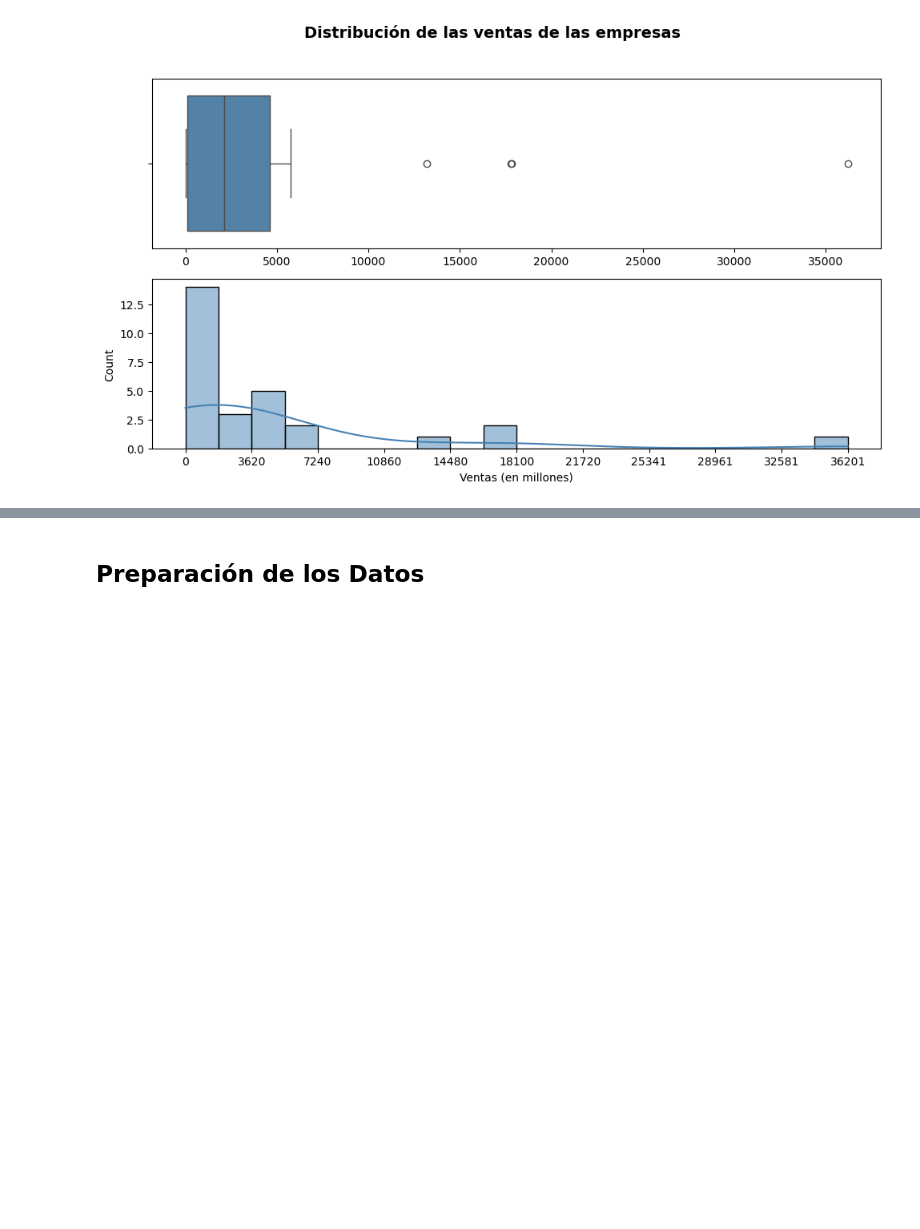
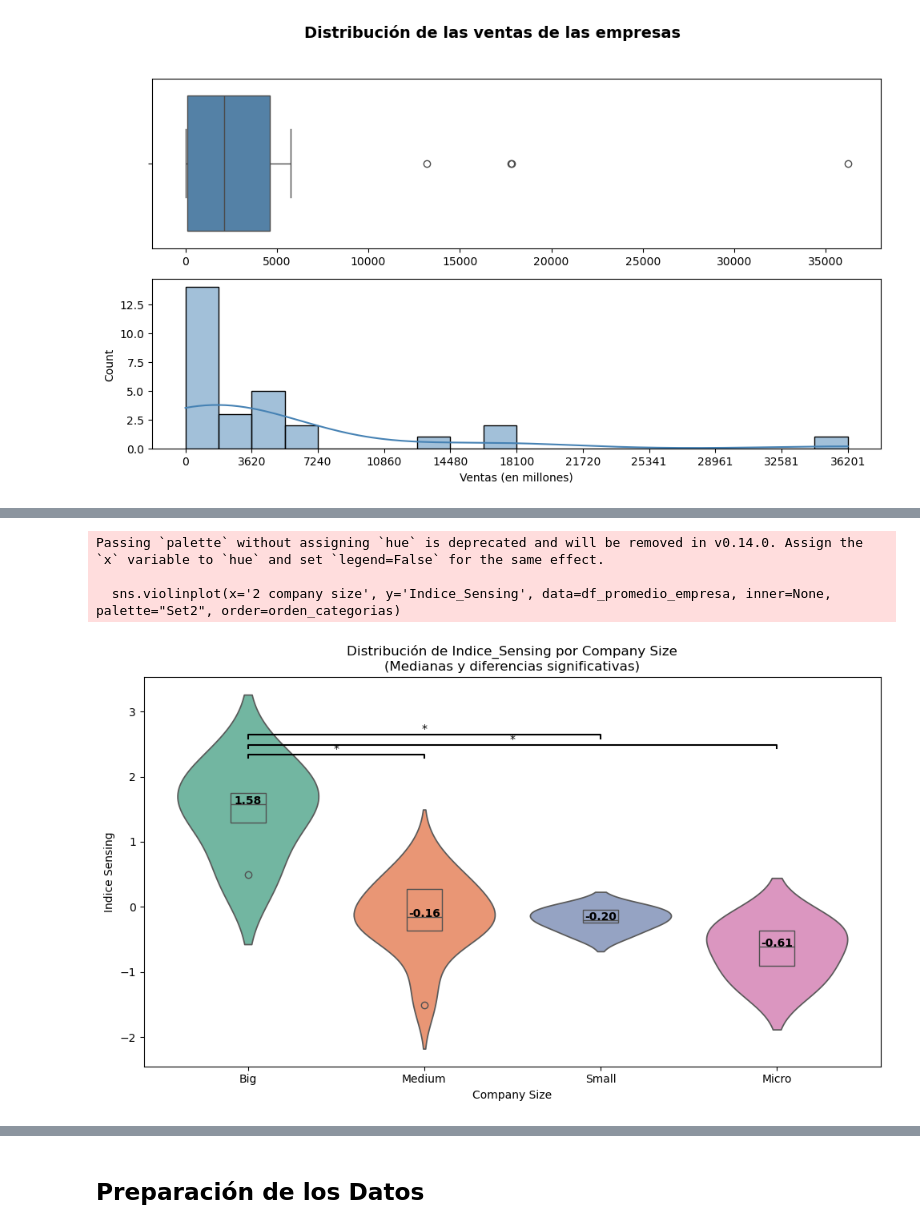
Before and after one commit to AlejaGuz/orange, a Jupyter notebook: Notebook_AFO_LFM.ipynb, the cells around one changed output, grey strips where cells are left out. Cells and saved outputs as stored; diff of their text form; code cells hidden in the pictures; blank space fills up the shorter version.

```diff
--- a/Notebook_AFO_LFM.ipynb
+++ b/Notebook_AFO_LFM.ipynb
@@ -500,0 +673,47 @@ plt.show()
+# %%
+import seaborn as sns
+import matplotlib.pyplot as plt
+import pingouin as pg
+
+# 1. Definir el orden explícito de las categorías (ajusta si es necesario)
+orden_categorias = ['Big', 'Medium', 'Small', 'Micro']
+
+# 2. Calcular la mediana por grupo
+medianas = df_promedio_empresa.groupby('2 company size')['Indice_Sensing'].median().reset_index()
+
+# 3. Crear gráfica combinada (violin + boxplot)
+plt.figure(figsize=(10, 6))
+sns.violinplot(x='2 company size', y='Indice_Sensing', data=df_promedio_empresa, inner=None, palette="Set2", order=orden_categorias)
+sns.boxplot(x='2 company size', y='Indice_Sensing', data=df_promedio_empresa, width=0.2, showcaps=False, boxprops={'facecolor':'none'}, whiskerprops={'linewidth':0}, order=orden_categorias)
+
+# 4. Anotar las medianas numéricas
+for i, row in medianas.iterrows():
+    plt.text(orden_categorias.index(row['2 company size']), row['Indice_Sensing'],
+             f"{row['Indice_Sensing']:.2f}",
+             horizontalalignment='center', size='medium', color='black', weight='semibold')
+
+# 5. Calcular pares significativos con Games-Howell
+posthoc = pg.pairwise_gameshowell(dv='Indice_Sensing', between='2 company size', data=df_promedio_empresa)
+
+# 6. Dibujar las líneas de significancia entre pares significativos
+pares_significativos = posthoc[posthoc['pval'] < 0.05]
+
+for _, row in pares_significativos.iterrows():
+    grupo1, grupo2 = row['A'], row['B']
+    x1, x2 = sorted([orden_categorias.index(grupo1), orden_categorias.index(grupo2)])
+    y = df_promedio_empresa['Indice_Sensing'].max() + 0.1 + (0.15 * _)
+    h, col = 0.05, 'k'
+    plt.plot([x1, x1, x2, x2], [y, y+h, y+h, y], lw=1.5, c=col)
+    plt.text((x1 + x2) * .5, y + h, "*", ha='center', va='bottom', color=col)
+
+# 7. Personalizar gráfica
+plt.title("Distribución de Indice_Sensing por Company Size\n(Medianas y diferencias significativas)")
+plt.xlabel("Company Size")
+plt.ylabel("Indice Sensing")
+plt.tight_layout()
+plt.show()
+# %% [output]
+Passing `palette` without assigning `hue` is deprecated and will be removed in v0.14.0. Assign the `x` variable to `hue` and set `legend=False` for the same effect.
+
+  sns.violinplot(x='2 company size', y='Indice_Sensing', data=df_promedio_empresa, inner=None, palette="Set2", order=orden_categorias)
+[figure, added]
```
Also changed, not shown: parts of 14 cells of this notebook, 23 other files.
